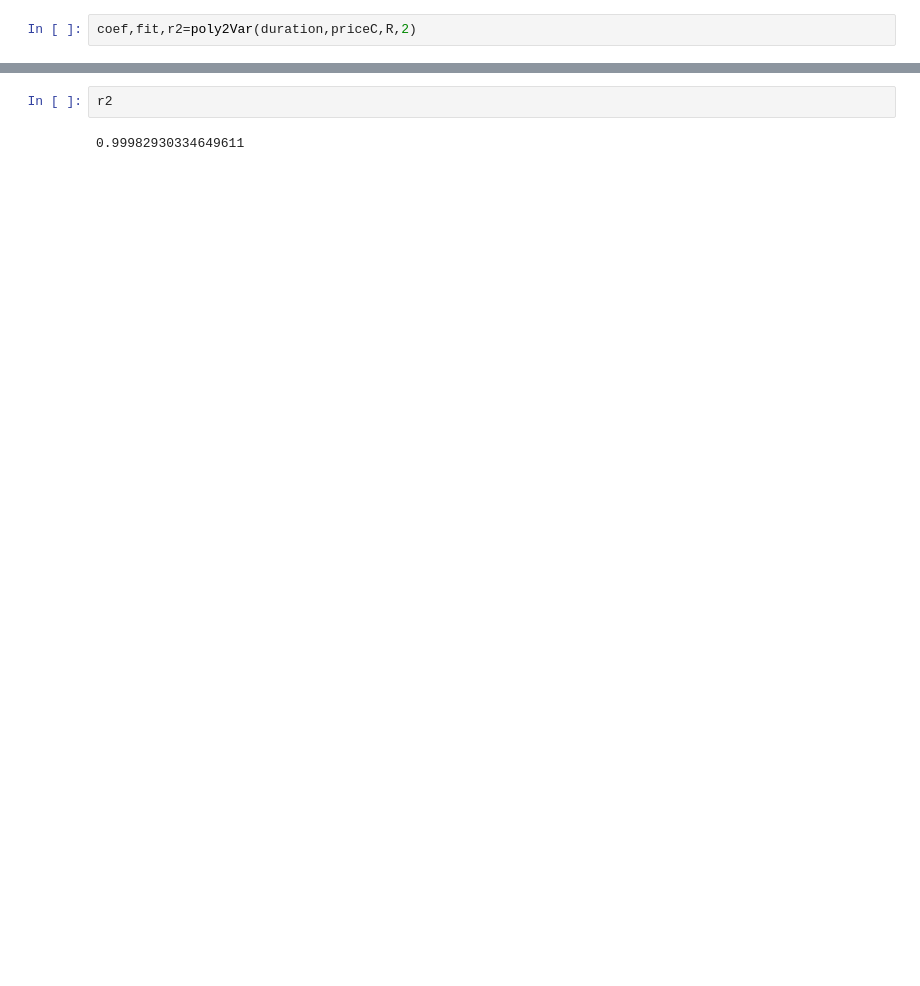
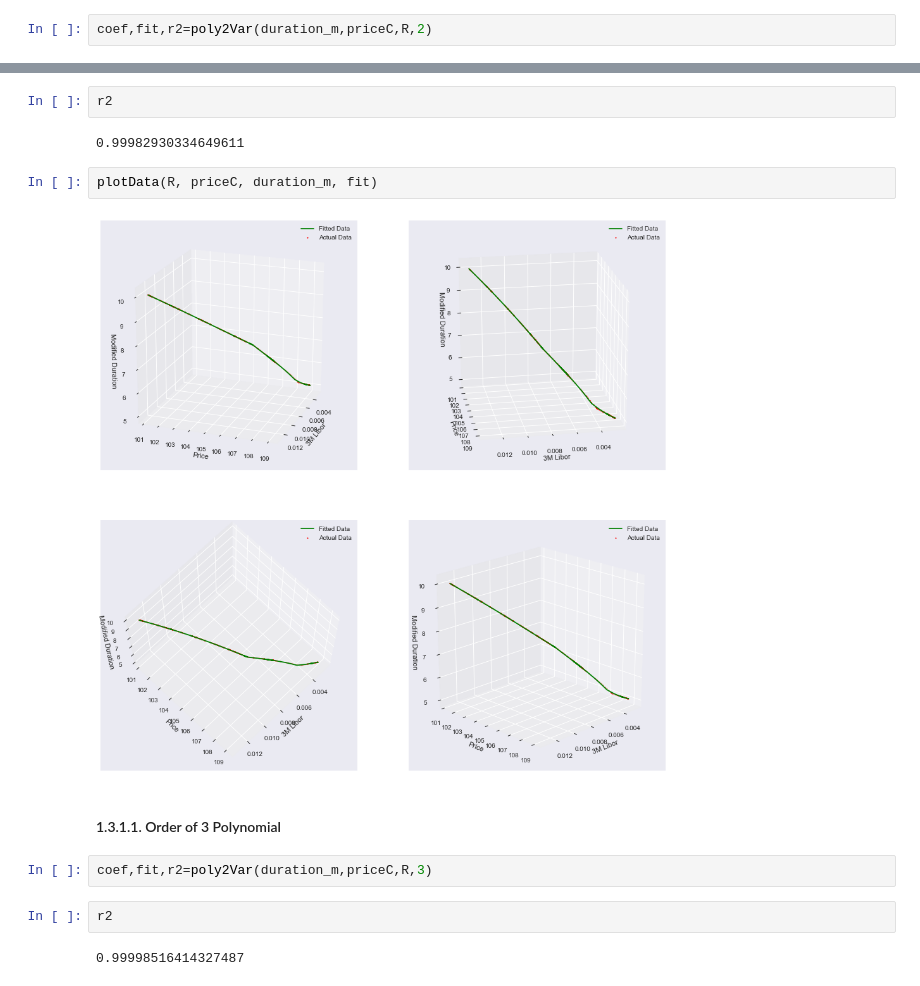
Before and after one commit to JerryDeveloper/MBSEmpiricalDuration, a Jupyter notebook: Week 4 Report - Function Form Fitting on Simulated Price and Duration.ipynb, the cells around one changed output, grey strips where cells are left out. Drawn from its saved outputs; the diff is of its cells as text; blank space fills up the shorter version.

```diff
--- a/Week 4 Report - Function Form Fitting on Simulated Price and Duration.ipynb
+++ b/Week 4 Report - Function Form Fitting on Simulated Price and Duration.ipynb
@@ -204,2 +286,2 @@ def poly2Var(duration,priceC,R,deg):
 # %%
-coef,fit,r2=poly2Var(duration,priceC,R,2)
+coef,fit,r2=poly2Var(duration_m,priceC,R,2)
@@ -212,3 +289,15 @@ array([  0.00000000e+00,   8.32341169e+06,   1.07110717e+04,
 r2
 # %% [output]
 0.99982930334649611
+# %%
+plotData(R, priceC, duration_m, fit)
+# %% [output]
+[figure, added]
+# %% [markdown]
+#### 1.3.1.1. Order of 3 Polynomial
+# %%
+coef,fit,r2=poly2Var(duration_m,priceC,R,3)
+# %%
+r2
+# %% [output]
+0.99998516414327487
```
Also changed, not shown: parts of 56 cells of this notebook.
